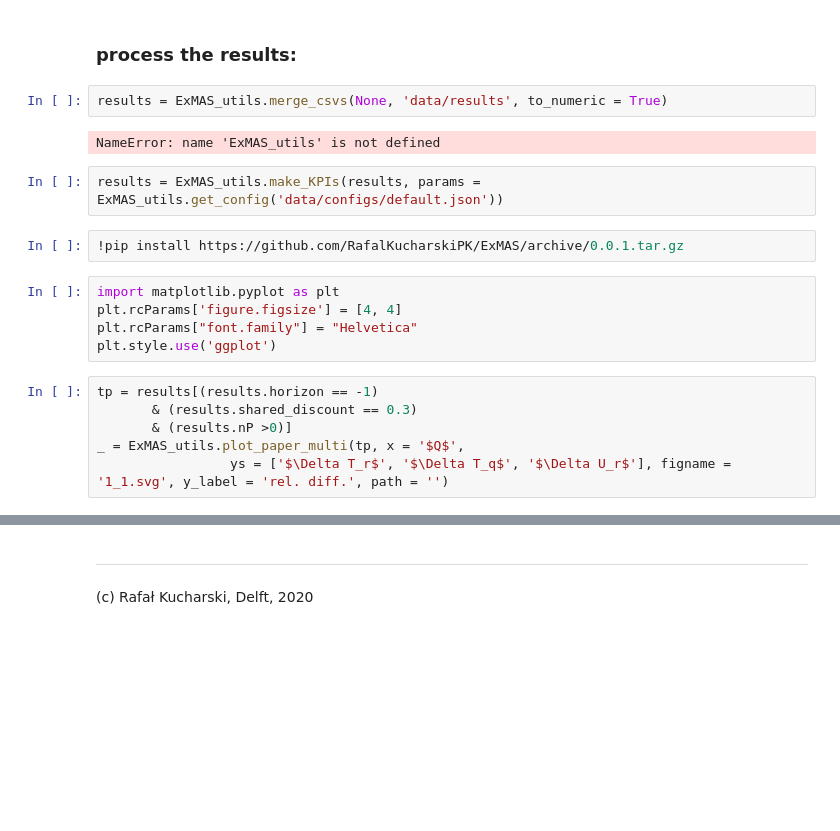
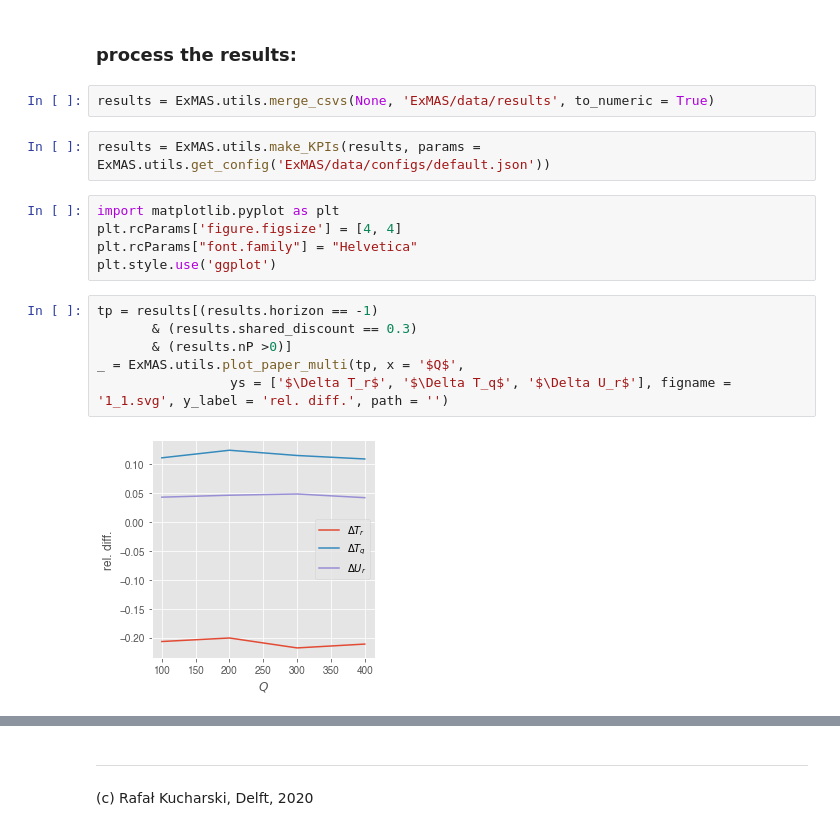
Before and after one commit to RafalKucharskiPK/ExMAS, a Jupyter notebook: ExMAS/notebooks/05_Parallel_experiments.ipynb, the cells around one changed output, grey strips where cells are left out. Cells and saved outputs as stored; diff of their text form; blank space fills up the shorter version.

```diff
--- a/ExMAS/notebooks/05_Parallel_experiments.ipynb
+++ b/ExMAS/notebooks/05_Parallel_experiments.ipynb
@@ -69,13 +69,9 @@ city_Delft_Netherlands_nP_400_shareddiscount_03_horizon_1_dt_0_days_000004026906
 # %% [markdown]
 ### process the results:
 # %%
-results = ExMAS_utils.merge_csvs(None, 'data/results', to_numeric = True)
+results = ExMAS.utils.merge_csvs(None, 'ExMAS/data/results', to_numeric = True)
-# %% [output]
-NameError: name 'ExMAS_utils' is not defined
 # %%
-results = ExMAS_utils.make_KPIs(results, params = ExMAS_utils.get_config('data/configs/default.json'))
+results = ExMAS.utils.make_KPIs(results, params = ExMAS.utils.get_config('ExMAS/data/configs/default.json'))
-# %%
-!pip install https://github.com/RafalKucharskiPK/ExMAS/archive/0.0.1.tar.gz
 # %%
 import matplotlib.pyplot as plt
 plt.rcParams['figure.figsize'] = [4, 4]
@@ -84,9 +80,11 @@ plt.style.use('ggplot')
 # %%
 tp = results[(results.horizon == -1)
        & (results.shared_discount == 0.3)
        & (results.nP >0)]
-_ = ExMAS_utils.plot_paper_multi(tp, x = '$Q$',
+_ = ExMAS.utils.plot_paper_multi(tp, x = '$Q$',
                  ys = ['$\Delta T_r$', '$\Delta T_q$', '$\Delta U_r$'], figname = '1_1.svg', y_label = 'rel. diff.', path = '')
+# %% [output]
+[figure, added]
 # %%
 tp = results[(results.horizon == -1)
        & (results.nP ==300)]
```
Also changed, not shown: parts of 3 cells of this notebook, 1 other file.
